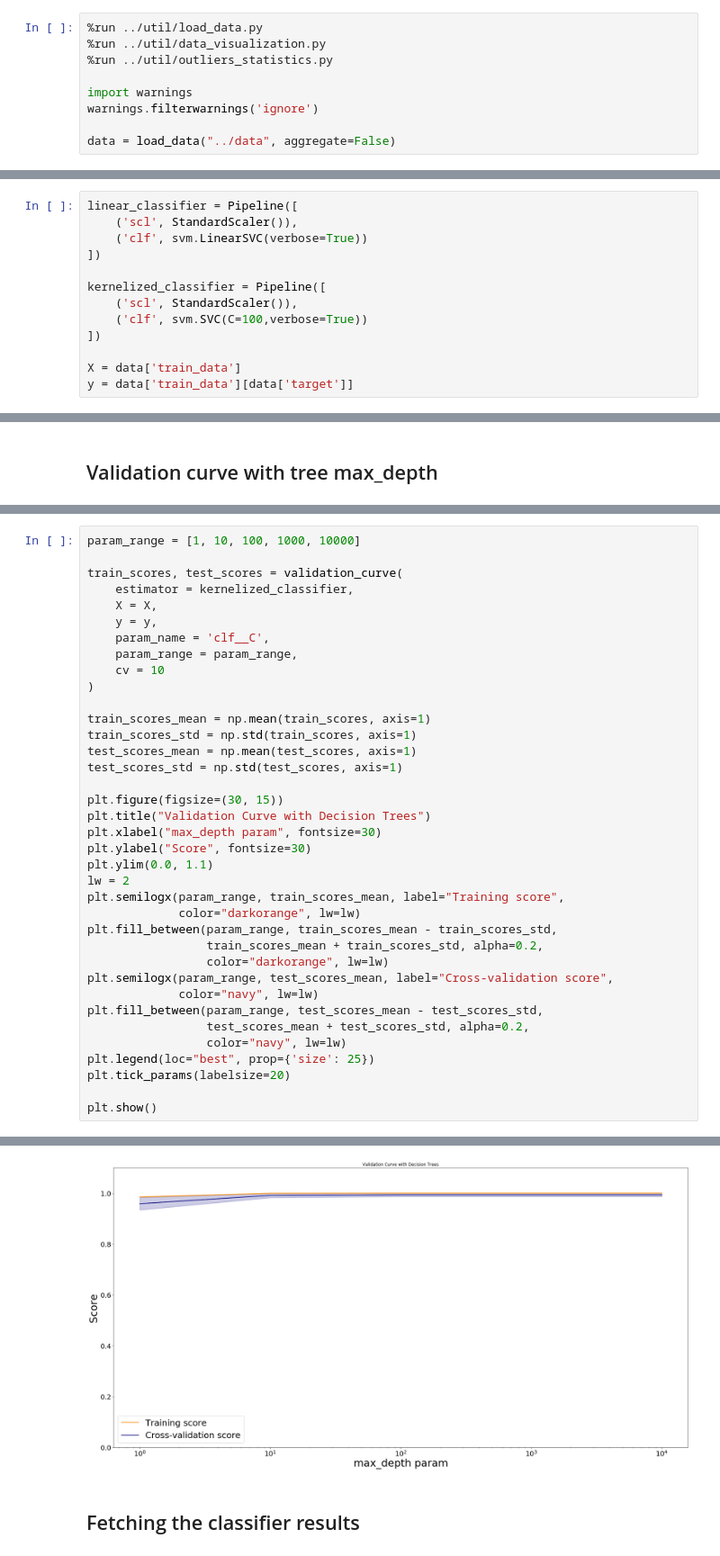
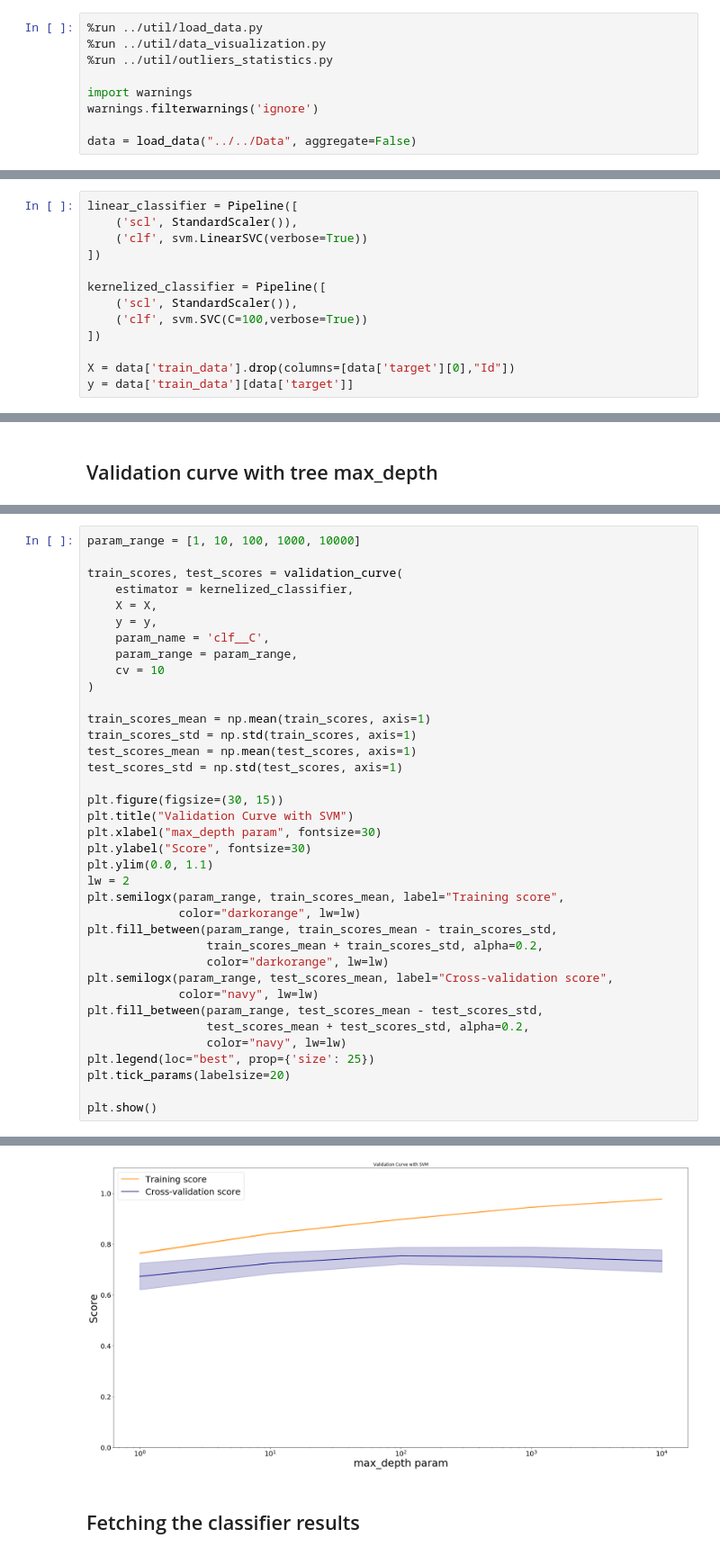
Before and after one commit to stefan-matcovici/Forest-Cover-Type-Prediction, a Jupyter notebook: 4-classification/svm.ipynb, the cells around one changed output, grey strips where cells are left out. Shown at 90% size. Drawn from its saved outputs; the diff is of its cells as text.

Commit message:
update svm classifier to correctly load data

```diff
--- a/4-classification/svm.ipynb
+++ b/4-classification/svm.ipynb
@@ -22,7 +22,7 @@ from sklearn import svm
 import warnings
 warnings.filterwarnings('ignore')
 
-data = load_data("../data", aggregate=False)
+data = load_data("../../Data", aggregate=False)
 # %% [output]
 You can access Timestamp as pandas.Timestamp
   pd.tslib.Timestamp,
@@ -41,7 +41,7 @@ kernelized_classifier = Pipeline([
     ('clf', svm.SVC(C=100,verbose=True))
 ])
 
-X = data['train_data']
+X = data['train_data'].drop(columns=[data['target'][0],"Id"])
 y = data['train_data'][data['target']]
 # %% [markdown]
 ## Learning curve
@@ -112,35 +112,35 @@ train_scores, test_scores = validation_curve(
     param_range = param_range,
     cv = 10
 )
 
 train_scores_mean = np.mean(train_scores, axis=1)
 train_scores_std = np.std(train_scores, axis=1)
 test_scores_mean = np.mean(test_scores, axis=1)
 test_scores_std = np.std(test_scores, axis=1)
 
 plt.figure(figsize=(30, 15))
-plt.title("Validation Curve with Decision Trees")
+plt.title("Validation Curve with SVM")
 plt.xlabel("max_depth param", fontsize=30)
 plt.ylabel("Score", fontsize=30)
 plt.ylim(0.0, 1.1)
 lw = 2
 plt.semilogx(param_range, train_scores_mean, label="Training score",
              color="darkorange", lw=lw)
 plt.fill_between(param_range, train_scores_mean - train_scores_std,
                  train_scores_mean + train_scores_std, alpha=0.2,
                  color="darkorange", lw=lw)
 plt.semilogx(param_range, test_scores_mean, label="Cross-validation score",
              color="navy", lw=lw)
 plt.fill_between(param_range, test_scores_mean - test_scores_std,
                  test_scores_mean + test_scores_std, alpha=0.2,
                  color="navy", lw=lw)
 plt.legend(loc="best", prop={'size': 25})
 plt.tick_params(labelsize=20)
 
 plt.show()
 # %% [output]
 [LibSVM][LibSVM][LibSVM][LibSVM][LibSVM][LibSVM][LibSVM][LibSVM][LibSVM][LibSVM][LibSVM][LibSVM][LibSVM][LibSVM][LibSVM][LibSVM][LibSVM][LibSVM][LibSVM][LibSVM][LibSVM][LibSVM][LibSVM][LibSVM][LibSVM] ...
-[figure, old version]
+[figure, new version]
 # %% [markdown]
 ## Fetching the classifier results
 # %%
```
Also changed, not shown: parts of 5 cells of this notebook.
